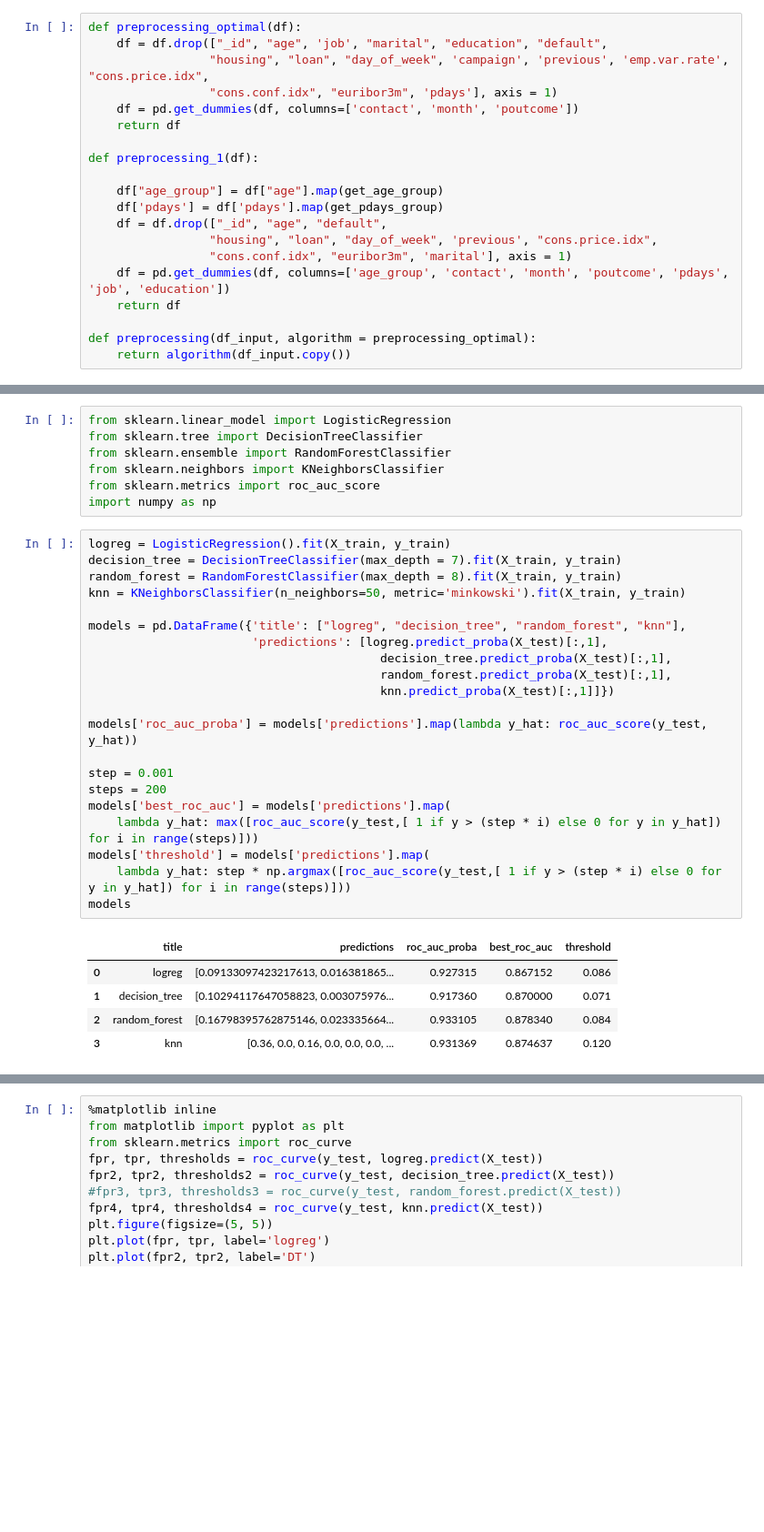
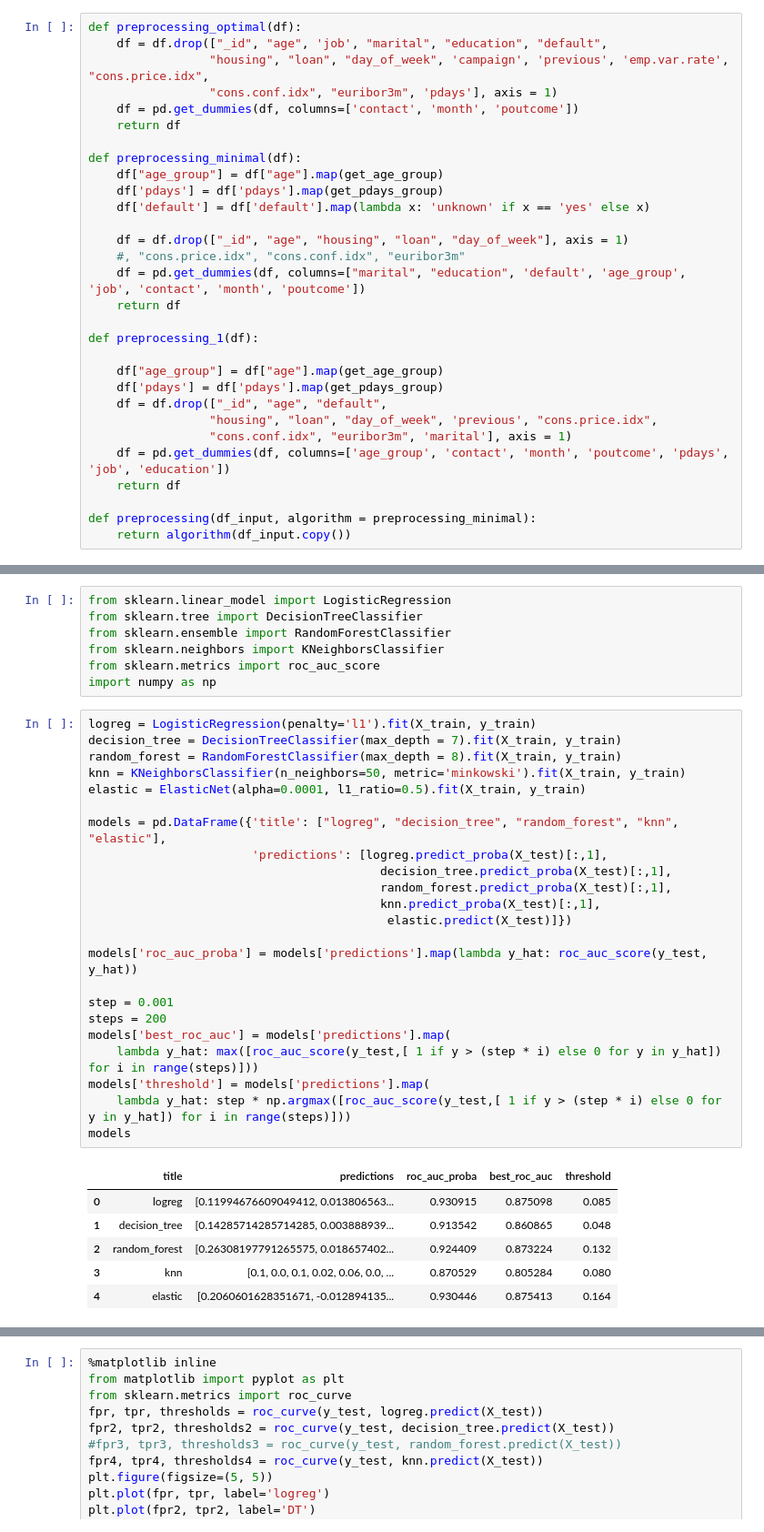
Before and after one commit to Behind/sfml_team2_hw4, a Jupyter notebook: clean_solution.ipynb, the cells around one changed output, grey strips where cells are left out. Shown at 91% size. Saved outputs shown, nothing was run; the diff lists cells and outputs as text; blank space fills up the shorter version.

```diff
--- a/clean_solution.ipynb
+++ b/clean_solution.ipynb
@@ -35,6 +35,16 @@ def preprocessing_optimal(df):
                  "housing", "loan", "day_of_week", 'campaign', 'previous', 'emp.var.rate', "cons.price.idx",
                  "cons.conf.idx", "euribor3m", 'pdays'], axis = 1)
     df = pd.get_dummies(df, columns=['contact', 'month', 'poutcome'])
+    return df
+
+def preprocessing_minimal(df):
+    df["age_group"] = df["age"].map(get_age_group)
+    df['pdays'] = df['pdays'].map(get_pdays_group)
+    df['default'] = df['default'].map(lambda x: 'unknown' if x == 'yes' else x)
+
+    df = df.drop(["_id", "age", "housing", "loan", "day_of_week"], axis = 1)
+    #, "cons.price.idx", "cons.conf.idx", "euribor3m"
+    df = pd.get_dummies(df, columns=["marital", "education", 'default', 'age_group', 'job', 'contact', 'month', 'poutcome'])
     return df
 
 def preprocessing_1(df):
@@ -47,7 +57,7 @@ def preprocessing_1(df):
     df = pd.get_dummies(df, columns=['age_group', 'contact', 'month', 'poutcome', 'pdays', 'job', 'education'])
     return df
 
-def preprocessing(df_input, algorithm = preprocessing_optimal):
+def preprocessing(df_input, algorithm = preprocessing_minimal):
     return algorithm(df_input.copy())
 # %%
 from sklearn.preprocessing import StandardScaler
@@ -89,29 +100,32 @@ from sklearn.neighbors import KNeighborsClassifier
 from sklearn.metrics import roc_auc_score
 import numpy as np
 # %%
-logreg = LogisticRegression().fit(X_train, y_train)
+logreg = LogisticRegression(penalty='l1').fit(X_train, y_train)
 decision_tree = DecisionTreeClassifier(max_depth = 7).fit(X_train, y_train)
 random_forest = RandomForestClassifier(max_depth = 8).fit(X_train, y_train)
 knn = KNeighborsClassifier(n_neighbors=50, metric='minkowski').fit(X_train, y_train)
+elastic = ElasticNet(alpha=0.0001, l1_ratio=0.5).fit(X_train, y_train)
 
-models = pd.DataFrame({'title': ["logreg", "decision_tree", "random_forest", "knn"],
+models = pd.DataFrame({'title': ["logreg", "decision_tree", "random_forest", "knn", "elastic"],
                        'predictions': [logreg.predict_proba(X_test)[:,1],
                                          decision_tree.predict_proba(X_test)[:,1],
                                          random_forest.predict_proba(X_test)[:,1],
-                                         knn.predict_proba(X_test)[:,1]]})
+                                         knn.predict_proba(X_test)[:,1],
+                                          elastic.predict(X_test)]})
 
 models['roc_auc_proba'] = models['predictions'].map(lambda y_hat: roc_auc_score(y_test, y_hat))
 
 step = 0.001
 steps = 200
 models['best_roc_auc'] = models['predictions'].map(
     lambda y_hat: max([roc_auc_score(y_test,[ 1 if y > (step * i) else 0 for y in y_hat]) for i in range(steps)]))
 models['threshold'] = models['predictions'].map(
     lambda y_hat: step * np.argmax([roc_auc_score(y_test,[ 1 if y > (step * i) else 0 for y in y_hat]) for i in range(steps)]))
 models
 # %% [output]
 |  | title | predictions | roc_auc_proba | best_roc_auc | threshold |
-| 0 | logreg | [0.09133097423217613, 0.016381865... | 0.927315 | 0.867152 | 0.086 |
-| 1 | decision_tree | [0.10294117647058823, 0.003075976... | 0.917360 | 0.870000 | 0.071 |
-| 2 | random_forest | [0.16798395762875146, 0.023335664... | 0.933105 | 0.878340 | 0.084 |
-| 3 | knn | [0.36, 0.0, 0.16, 0.0, 0.0, 0.0, ... | 0.931369 | 0.874637 | 0.120 |
+| 0 | logreg | [0.11994676609049412, 0.013806563... | 0.930915 | 0.875098 | 0.085 |
+| 1 | decision_tree | [0.14285714285714285, 0.003888939... | 0.913542 | 0.860865 | 0.048 |
+| 2 | random_forest | [0.26308197791265575, 0.018657402... | 0.924409 | 0.873224 | 0.132 |
+| 3 | knn | [0.1, 0.0, 0.1, 0.02, 0.06, 0.0, ... | 0.870529 | 0.805284 | 0.080 |
+| 4 | elastic | [0.2060601628351671, -0.012894135... | 0.930446 | 0.875413 | 0.164 |
```
Also changed, not shown: parts of 8 cells of this notebook, 4 other files.
